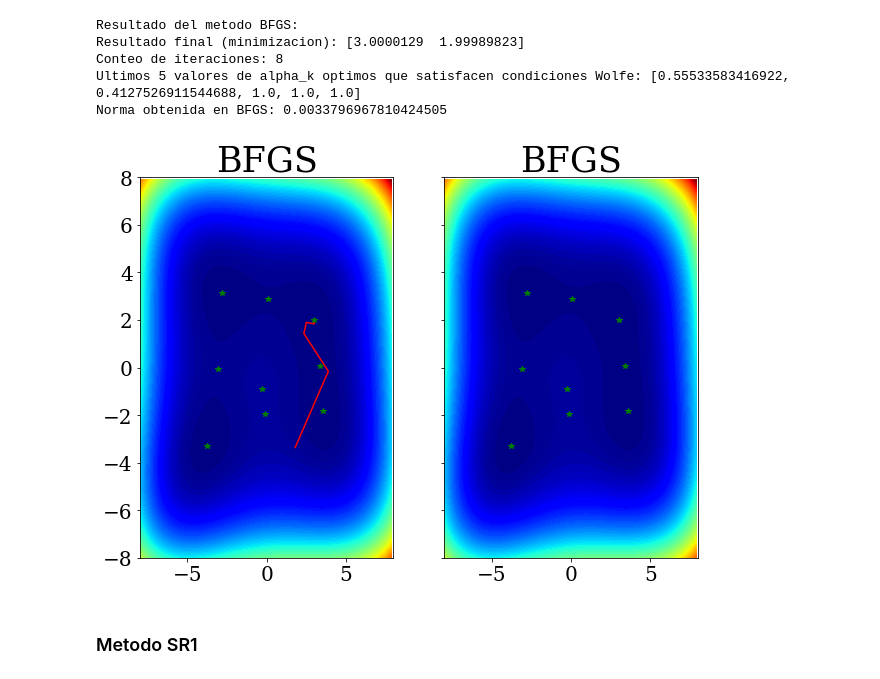
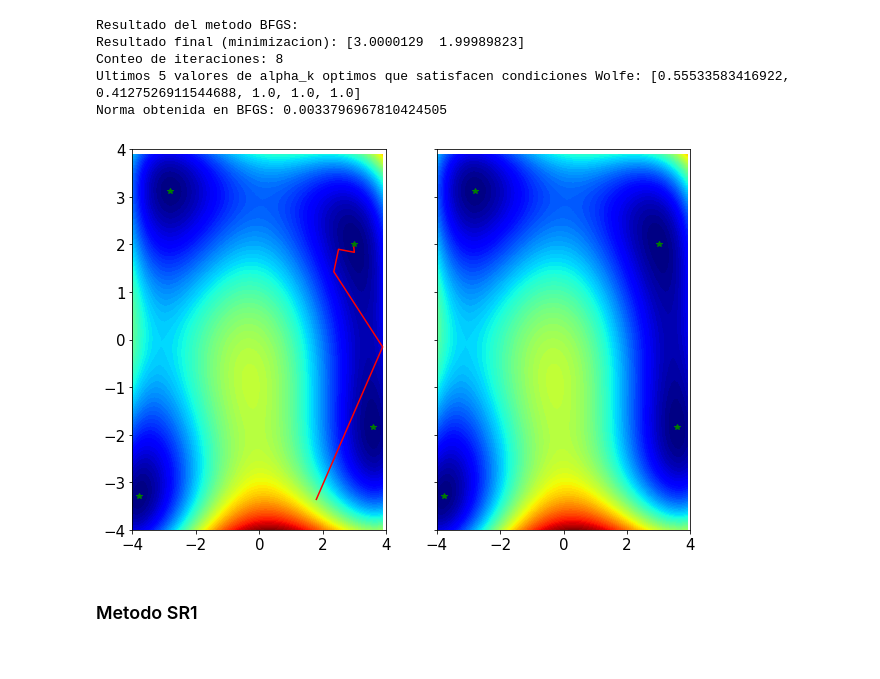
Before and after one commit to josegarciav/MMA-Thesis, a Jupyter notebook: Thesis_MMA_Jose_Garcia_Nov_2022.ipynb, the cells around one changed output. Drawn from its saved outputs; the diff is of its cells as text; code cells hidden in the pictures.

```diff
--- a/Thesis_MMA_Jose_Garcia_Nov_2022.ipynb
+++ b/Thesis_MMA_Jose_Garcia_Nov_2022.ipynb
@@ -46,12 +47,12 @@ import numpy as np
 
 fig = plt.figure()
 fig, axes = plt.subplots(1, 1, sharey=True, figsize=(10, 10))
-ax = Axes3D(fig, azim = -29, elev = 49)
-X = np.arange(-8, 8, 0.1)
-Y = np.arange(-8, 8, 0.1)
+# ax = Axes3D(fig, azim = -29, elev = 49)
+X = np.arange(-4, 4, 0.1)
+Y = np.arange(-4, 4, 0.1)
 X, Y = np.meshgrid(X, Y)
 Z = (X*X+Y-11)**2 + (X+Y*Y-7)**2
-ax.plot_surface(X, Y, Z, rstride = 2, cstride = 2, norm = LogNorm(), cmap = cm.jet)
+# ax.plot_surface(X, Y, Z, rstride = 2, cstride = 2, norm = LogNorm(), cmap = cm.jet)
 # ax.set_title('Función de Himmelblau', fontsize=15)
 ax.tick_params(axis='both', which='major', labelsize=20)
 ax.tick_params(axis='both', which='minor', labelsize=20)
@@ -59,14 +60,14 @@ ax.tick_params(axis='both', which='minor', labelsize=20)
 plt.axis('on')
 ax.grid(b=None)
 
-# axes.contourf(X, Y, Z, levels=1000, cmap = cm.jet)
-# # plt.title('Gráfico de contorno', fontsize=35)
+axes.contourf(X, Y, Z, levels=1000, cmap = cm.jet)
+# plt.title('Gráfico de contorno', fontsize=35)
 
-# axes.tick_params(axis='both', which='major', labelsize=20)
-# axes.tick_params(axis='both', which='minor', labelsize=20)
+axes.tick_params(axis='both', which='major', labelsize=20)
+axes.tick_params(axis='both', which='minor', labelsize=20)
 
-# plt.xlabel("x")
-# plt.ylabel("y")
-# plt.show()
+plt.xlabel("x")
+plt.ylabel("y")
+plt.show()
 # %% [output]
 <Figure size 432x288 with 0 Axes>
@@ -164,45 +165,40 @@ def return_appropriate_result_column(list_of_lists):
     Funcion que retorna una lista de listas segun puntos resultado del metodo.
     '''
     xvect = [row[0] for row in list_of_lists]
     yvect = [row[1] for row in list_of_lists]
     return [xvect, yvect]
 
 # definir el rango del input
-r_min, r_max = -8.0, 8.0
+r_min, r_max = -4.0, 4.0
 # rango de entrada de muestra uniformemente en incrementos de 0.1
 xaxis = arange(r_min, r_max, 0.1)
 yaxis = arange(r_min, r_max, 0.1)
 # crear una malla a partir del eje
 x, y = meshgrid(xaxis, yaxis)
 # computar objetivos
 results = f([x, y])
 
 # definir set de pasos tomados para llegar al optimo
 optima_x = return_appropriate_result_column(result_bfgs)
 
 method = 'BFGS'
 fig, axes = plt.subplots(1,2, sharey=True, figsize=(10,7))
 for ax, zord in zip(axes, [1,-1]):
     # crear un gráfico de contorno lleno con 100 niveles y un esquema de color jet
     ax.contourf(x, y, results, levels=100, cmap='jet')
     ax.autoscale(False) # Para evitar que cambios de límite
     ax.plot(optima_x[0], optima_x[1], zorder=zord, color='red')
-    ax.plot(3, 2, '*', color='green') # Punto de optimos 1
-    ax.plot(3.3851, 0.0738, '*', color='green') # Punto de optimos 2
-    ax.plot(-3.0730, -0.0813, '*', color='green') # Punto de optimos 3
-    ax.plot(-0.2708, -0.9230, '*', color='green') # Punto de optimos 4
-    ax.plot(-0.1279, -1.9537, '*', color='green') # Punto de optimos 5
-    ax.plot(0.0866, 2.8842, '*', color='green') # Punto de optimos 6
-    ax.plot(3.5844, -1.8481, '*', color='green') # Punto de optimos 7
-    ax.plot(-2.8051, 3.1313, '*', color='green') # Punto de optimos 8
-    ax.plot(-3.7793, -3.2831, '*', color='green') # Punto de optimos 9
-    ax.set_title('Método {0}'.format(method), fontsize=15)
+    ax.plot(3, 2, '*', color='green') # Punto de optimos 1 [MINIMO]
+    ax.plot(-2.8051, 3.1313, '*', color='green') # Punto de optimos 8 [MINIMO]
+    ax.plot(-3.7793, -3.2831, '*', color='green') # Punto de optimos 9 [MINIMO]
+    ax.plot(3.5844, -1.8481, '*', color='green') # Punto de optimos 7 [MINIMO]
+    # ax.set_title('Método {0}'.format(method), fontsize=15)
     ax.tick_params(axis='both', which='major', labelsize=15)
     ax.tick_params(axis='both', which='minor', labelsize=15)
     ax.set_xlim(r_min, r_max)
     ax.set_ylim(r_min, r_max)
 # %% [output]
-[figure, old version]
+[figure, new version]
 # %% [markdown]
 ### Metodo SR1
 # %%
```
Also changed, not shown: parts of 5 cells of this notebook.
